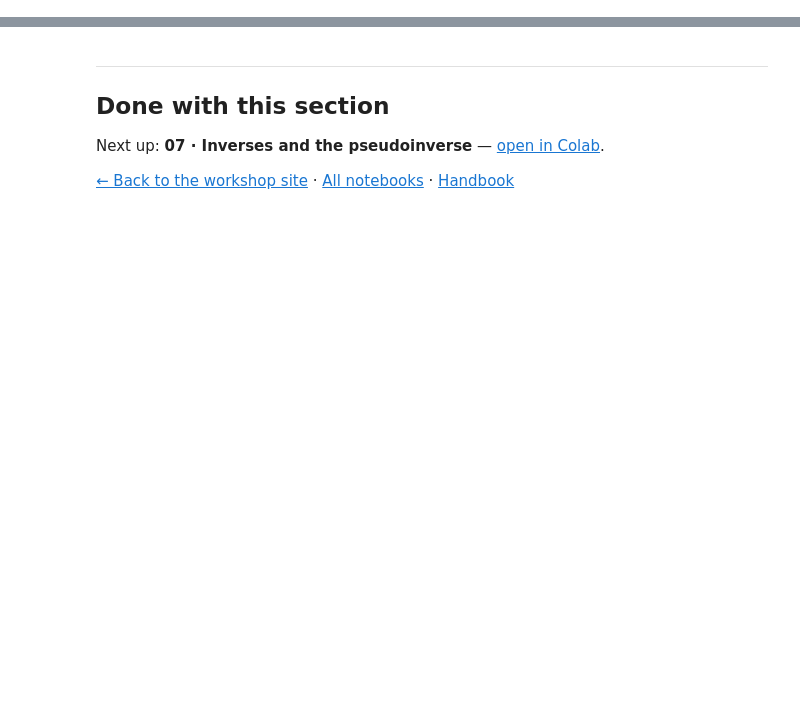
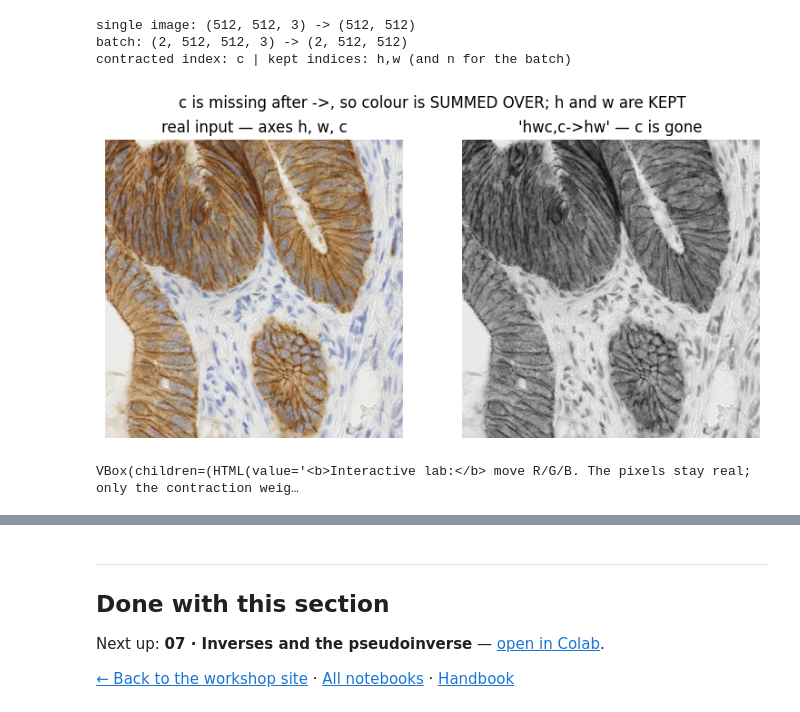
Before and after one commit to project-delphi/tensors-workshop, a Jupyter notebook: notebooks/06-contraction-with-einsum.ipynb, the cells around one changed output, grey strips where cells are left out. Saved outputs shown, nothing was run; the diff lists cells and outputs as text; code cells hidden in the pictures; blank space fills up the shorter version.

Commit message:
Improve notebook 06 pedagogy with real data and interactive einsum for issue #44

```diff
--- a/notebooks/06-contraction-with-einsum.ipynb
+++ b/notebooks/06-contraction-with-einsum.ipynb
@@ -62,20 +131,76 @@ That is the whole of `einsum`. Everything below is that one sentence applied.
 # %%
 #@title Solution — try it yourself first { display-mode: 'form' }
-gray       = np.einsum('hwc,c->hw',   photo, w)     # (512, 512)
-gray_batch = np.einsum('nhwc,c->nhw', batch, w)     # (2, 512, 512)
-print(gray.shape, gray_batch.shape)
+gray       = np.einsum('hwc,c->hw',   photo, w)       # (512, 512)
+gray_batch = np.einsum('nhwc,c->nhw', batch, w)       # (2, 512, 512)
 
-# `c` appears in the inputs but not after the arrow, so it is SUMMED OVER —
-# that is the contraction. `n`, `h`, `w` appear after the arrow, so they are
-# KEPT. Adding a batch axis costs exactly one letter.
+print("single image:", photo.shape, "->", gray.shape)
+print("batch:", batch.shape, "->", gray_batch.shape)
+print("contracted index: c | kept indices: h,w (and n for the batch)")
 
-import matplotlib.pyplot as plt
+# Static before/after visual: real photograph in, computed contraction out.
 fig, axes = plt.subplots(1, 2, figsize=(8, 4))
-axes[0].imshow(photo / 255); axes[0].set_title("photo — axes h, w, c")
-axes[1].imshow(gray, cmap="gray"); axes[1].set_title("'hwc,c->hw' — c is gone")
-for a in axes:
-    a.axis("off")
-fig.suptitle("c: in the input, missing after the arrow -> SUMMED.  h, w: KEPT.")
+axes[0].imshow(photo / 255)
+axes[0].set_title("real input — axes h, w, c")
+axes[1].imshow(gray, cmap="gray")
+axes[1].set_title("'hwc,c->hw' — c is gone")
+for ax in axes:
+    ax.axis("off")
+fig.suptitle("c is missing after ->, so colour is SUMMED OVER; h and w are KEPT")
 plt.tight_layout()
 plt.show()
+
+# Interactive lab: change the contraction weights while keeping the SAME real image
+# and the SAME index rule. continuous_update=False keeps Colab responsive.
+r_slider = widgets.FloatSlider(
+    value=float(w[0]), min=0.0, max=1.0, step=0.025,
+    description="R", readout_format=".3f", continuous_update=False
+)
+g_slider = widgets.FloatSlider(
+    value=float(w[1]), min=0.0, max=1.0, step=0.025,
+    description="G", readout_format=".3f", continuous_update=False
+)
+b_slider = widgets.FloatSlider(
+    value=float(w[2]), min=0.0, max=1.0, step=0.025,
+    description="B", readout_format=".3f", continuous_update=False
+)
+
+def explore_colour_contraction(r, g, b):
+    weights = np.array([r, g, b], dtype=float)
+    live_gray = np.einsum('hwc,c->hw', photo, weights)
+
+    fig, axes = plt.subplots(1, 2, figsize=(7.5, 3.3))
+    axes[0].imshow(photo / 255)
+    axes[0].set_title("same real input")
+    axes[1].imshow(live_gray, cmap="gray")
+    axes[1].set_title(f"R={r:.3f}, G={g:.3f}, B={b:.3f}")
+    for ax in axes:
+        ax.axis("off")
+    plt.tight_layout()
+    plt.show()
+
+    print("EN: c disappears -> colour is contracted; h and w survive.")
+    print("ES: c desaparece -> el color se contrae; h y w permanecen.")
+    print(f"einsum: hwc,c->hw | weight sum / suma de pesos = {weights.sum():.3f}")
+
+rgb_output = widgets.interactive_output(
+    explore_colour_contraction,
+    {"r": r_slider, "g": g_slider, "b": b_slider},
+)
+
+display(
+    widgets.VBox([
+        widgets.HTML(
+            "<b>Interactive lab:</b> move R/G/B. "
+            "The pixels stay real; only the contraction weights change."
+        ),
+        widgets.HBox([r_slider, g_slider, b_slider]),
+        rgb_output,
+    ])
+)
+# %% [output]
+single image: (512, 512, 3) -> (512, 512)
+batch: (2, 512, 512, 3) -> (2, 512, 512)
+contracted index: c | kept indices: h,w (and n for the batch)
+[figure, added]
+VBox(children=(HTML(value='<b>Interactive lab:</b> move R/G/B. The pixels stay real; only the contraction weig…
 # %% [markdown]
```
Also changed, not shown: parts of 13 cells of this notebook.
